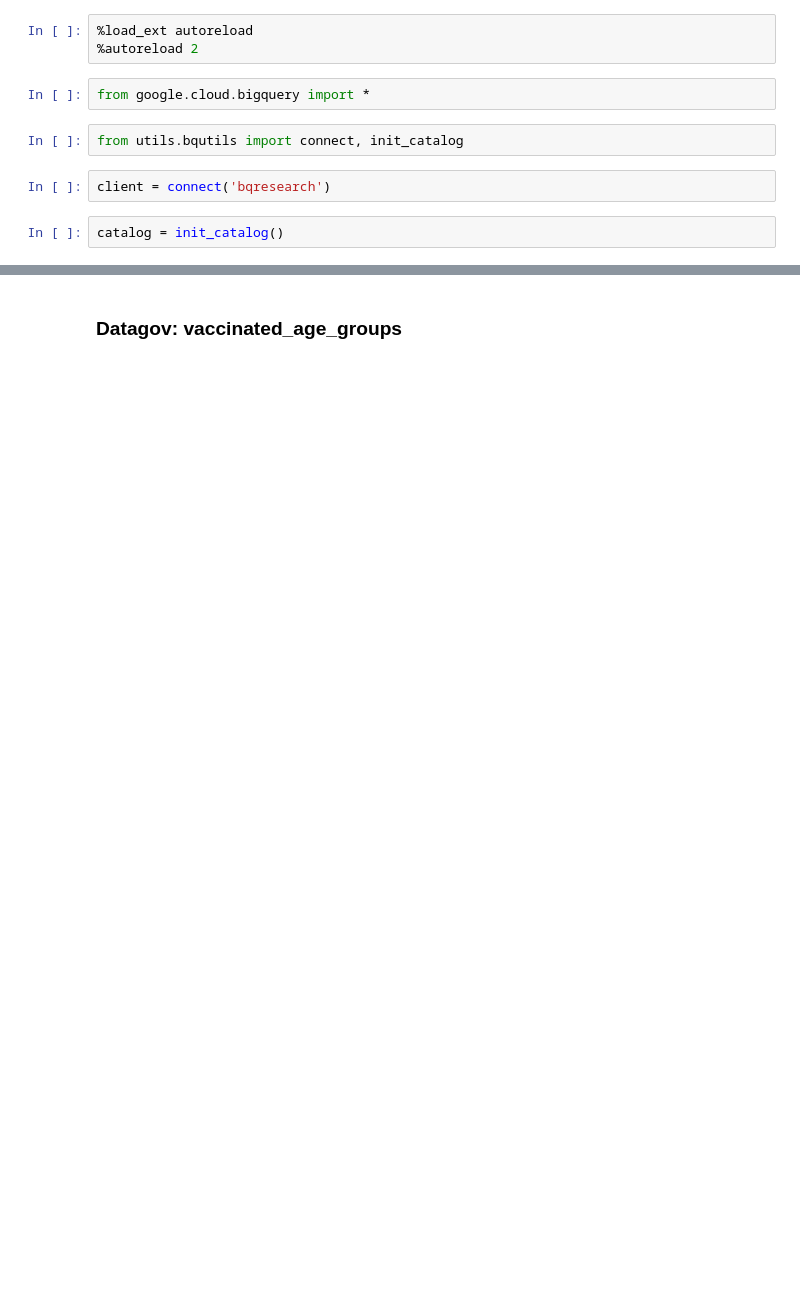
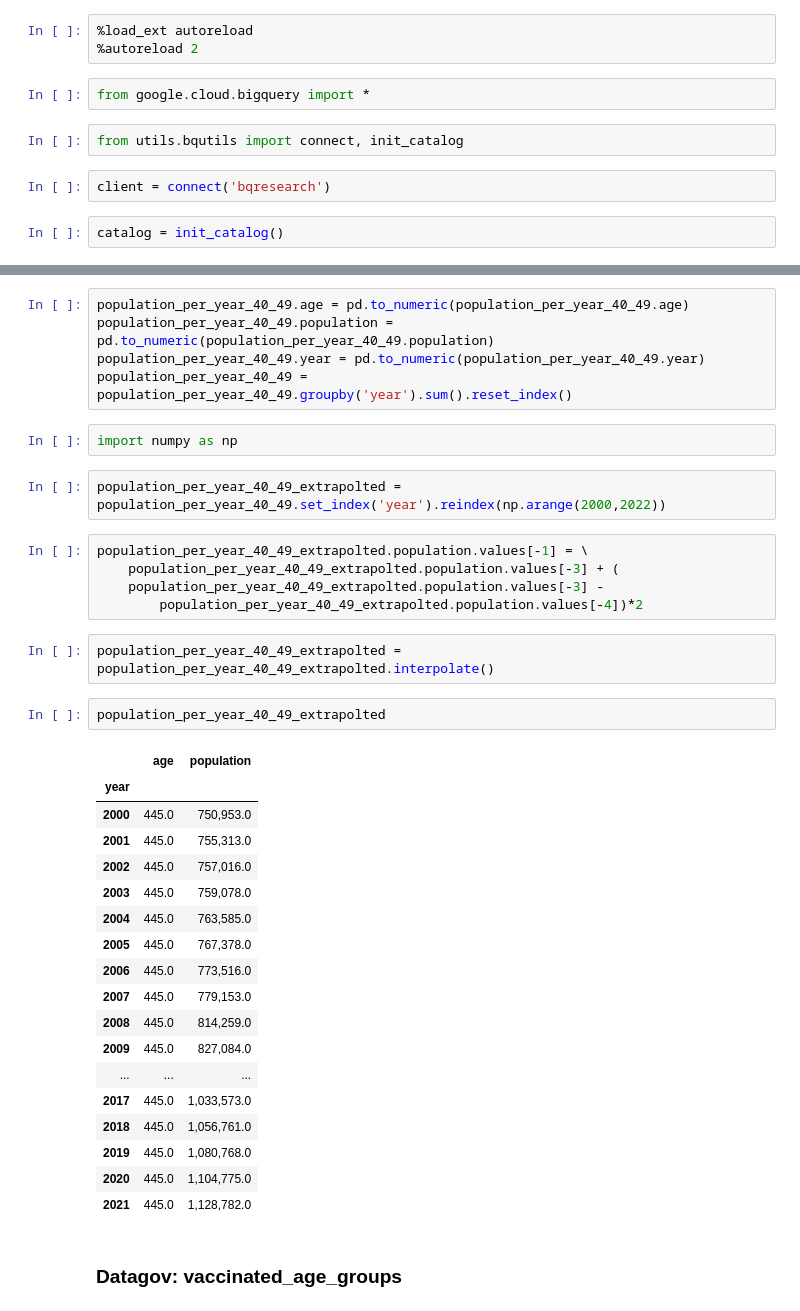
Before and after one commit to coviddatail/coviddatail, a Jupyter notebook: research/vax_40_49.ipynb, the cells around one changed output, grey strips where cells are left out. Saved outputs shown, nothing was run; the diff lists cells and outputs as text; blank space fills up the shorter version.

Commit message:
Some fixes to population projection and some vax percentage effort

```diff
--- a/research/vax_40_49.ipynb
+++ b/research/vax_40_49.ipynb
@@ -12,3 +25,40 @@ catalog = init_catalog()
+# %%
+population_per_year_40_49.age = pd.to_numeric(population_per_year_40_49.age)
+population_per_year_40_49.population = pd.to_numeric(population_per_year_40_49.population)
+population_per_year_40_49.year = pd.to_numeric(population_per_year_40_49.year)
+population_per_year_40_49 = population_per_year_40_49.groupby('year').sum().reset_index()
+# %%
+import numpy as np
+# %%
+population_per_year_40_49_extrapolted = population_per_year_40_49.set_index('year').reindex(np.arange(2000,2022))
+# %%
+population_per_year_40_49_extrapolted.population.values[-1] = \
+    population_per_year_40_49_extrapolted.population.values[-3] + (
+    population_per_year_40_49_extrapolted.population.values[-3] -
+        population_per_year_40_49_extrapolted.population.values[-4])*2
+# %%
+population_per_year_40_49_extrapolted = population_per_year_40_49_extrapolted.interpolate()
+# %%
+population_per_year_40_49_extrapolted
+# %% [output]
+|  | age | population |
+| year |  |  |
+| 2000 | 445.0 | 750,953.0 |
+| 2001 | 445.0 | 755,313.0 |
+| 2002 | 445.0 | 757,016.0 |
+| 2003 | 445.0 | 759,078.0 |
+| 2004 | 445.0 | 763,585.0 |
+| 2005 | 445.0 | 767,378.0 |
+| 2006 | 445.0 | 773,516.0 |
+| 2007 | 445.0 | 779,153.0 |
+| 2008 | 445.0 | 814,259.0 |
+| 2009 | 445.0 | 827,084.0 |
+| ... | ... | ... |
+| 2017 | 445.0 | 1,033,573.0 |
+| 2018 | 445.0 | 1,056,761.0 |
+| 2019 | 445.0 | 1,080,768.0 |
+| 2020 | 445.0 | 1,104,775.0 |
+| 2021 | 445.0 | 1,128,782.0 |
 # %% [markdown]
 ### Datagov: vaccinated_age_groups
 # %%
```
Also changed, not shown: parts of 14 cells of this notebook, 1 other file.
